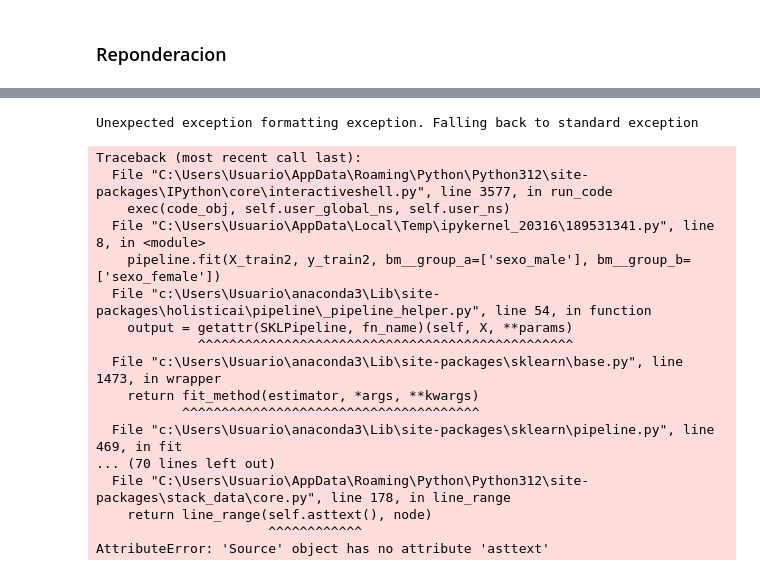
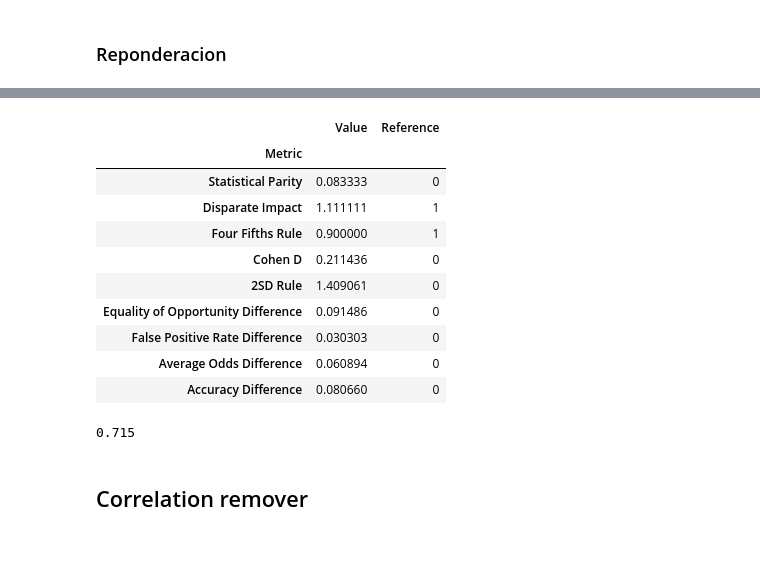
Before and after one commit to ezemartlopez/TP-Integrador-Equidad-en-Aprendizaje-Autom-tico, a Jupyter notebook: 01_Conjunto_datos copy.ipynb, the cells around one changed output, grey strips where cells are left out. Drawn from its saved outputs; the diff is of its cells as text; code cells hidden in the pictures; blank space fills up the shorter version.

```diff
--- a/01_Conjunto_datos.ipynb
+++ b/01_Conjunto_datos copy.ipynb
@@ -1395,40 +1345,37 @@ X_train, X_test, Y_train, Y_test, A_train, A_test, df_train, df_test = train_tes
 # %%
+from sklearn.preprocessing import StandardScaler
 from holisticai.bias.mitigation import Reweighing
+modelo = LogisticRegression(random_state=33)
 
 mitigator = Reweighing()
-modelo = LogisticRegression(random_state=33)
 
-# Define pipeline
-pipeline = Pipeline(steps=[ ("bm_preprocessing", mitigator), ("estimator", modelo),])
-pipeline.fit(X_train2, y_train2, bm__group_a=['sexo_male'], bm__group_b=['sexo_female'])
-
-# Make predictions
-y_pred_pipeline = pipeline.predict(X_test2, bm__group_a=['sexo_male'], bm__group_b=['sexo_female'])
-
-# Evaluate bias metrics for pipeline model
-metrics_preprocessing = classification_bias_metrics(['sexo_male'], ['sexo_female'], y_pred_pipeline, y_test2, metric_type='both')
-
-# Compute accuracy for preprocessing model
-accuracy_preprocessing = accuracy_score(y_test2, y_pred_pipeline)
+pipeline = Pipeline(steps=[('scalar', StandardScaler()),("bm_preprocessing", mitigator), ("estimator", modelo)])
+pipeline.fit(X_train2, y_train2, bm__group_a=grupo_a_train, bm__group_b=grupo_b_train)
 
 
-baseline = classification_bias_metrics(X_test2['sexo_male'], X_test2['sexo_female'], y_pred2,y_test2, metric_type='both')
+y_pred_pipeline = pipeline.predict(X_test2, bm__group_a=grupo_a_test, bm__group_b=grupo_b_test)
+
+
+metrics_preprocessing_reweighing = classification_bias_metrics(grupo_a_test, grupo_b_test, y_pred_pipeline,y_test2, metric_type='both')
+
+accuracy_preprocessing_reweighing = accuracy_score(y_test2, y_pred_pipeline)
-# %% [output]
-Unexpected exception formatting exception. Falling back to standard exception
-Traceback (most recent call last):
-  File "C:\Users\Usuario\AppData\Roaming\Python\Python312\site-packages\IPython\core\interactiveshell.py", line 3577, in run_code
-    exec(code_obj, self.user_global_ns, self.user_ns)
-  File "C:\Users\Usuario\AppData\Local\Temp\ipykernel_20316\189531341.py", line 8, in <module>
-    pipeline.fit(X_train2, y_train2, bm__group_a=['sexo_male'], bm__group_b=['sexo_female'])
-  File "c:\Users\Usuario\anaconda3\Lib\site-packages\holisticai\pipeline\_pipeline_helper.py", line 54, in function
-    output = getattr(SKLPipeline, fn_name)(self, X, **params)
-             ^^^^^^^^^^^^^^^^^^^^^^^^^^^^^^^^^^^^^^^^^^^^^^^^
-  File "c:\Users\Usuario\anaconda3\Lib\site-packages\sklearn\base.py", line 1473, in wrapper
-    return fit_method(estimator, *args, **kwargs)
-           ^^^^^^^^^^^^^^^^^^^^^^^^^^^^^^^^^^^^^^
-  File "c:\Users\Usuario\anaconda3\Lib\site-packages\sklearn\pipeline.py", line 469, in fit
-... (70 lines left out)
-  File "C:\Users\Usuario\AppData\Roaming\Python\Python312\site-packages\stack_data\core.py", line 178, in line_range
-    return line_range(self.asttext(), node)
-                      ^^^^^^^^^^^^
-AttributeError: 'Source' object has no attribute 'asttext'
+# %%
+metrics_preprocessing_reweighting
+# %% [output]
+|  | Value | Reference |
+| Metric |  |  |
+| Statistical Parity | 0.083333 | 0 |
+| Disparate Impact | 1.111111 | 1 |
+| Four Fifths Rule | 0.900000 | 1 |
+| Cohen D | 0.211436 | 0 |
+| 2SD Rule | 1.409061 | 0 |
+| Equality of Opportunity Difference | 0.091486 | 0 |
+| False Positive Rate Difference | 0.030303 | 0 |
+| Average Odds Difference | 0.060894 | 0 |
+| Accuracy Difference | 0.080660 | 0 |
+# %%
+accuracy_preprocessing_reweighing
+# %% [output]
+0.715
+# %% [markdown]
+## Correlation remover
```
Also changed, not shown: parts of 32 cells of this notebook.
